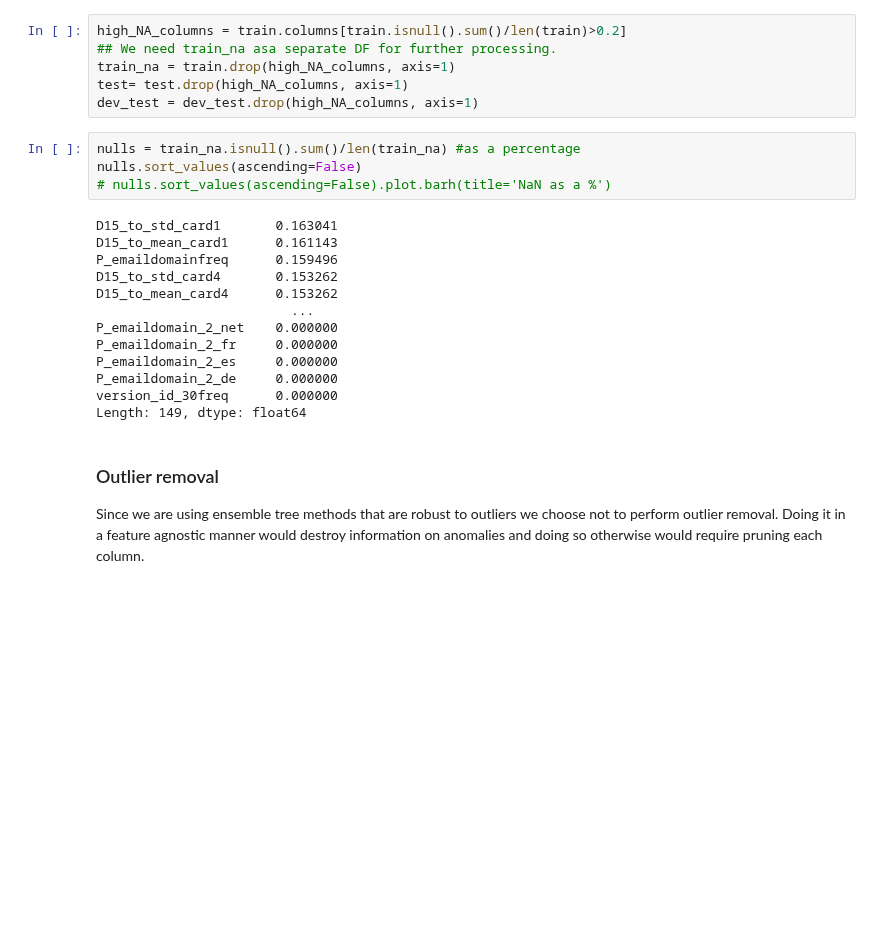
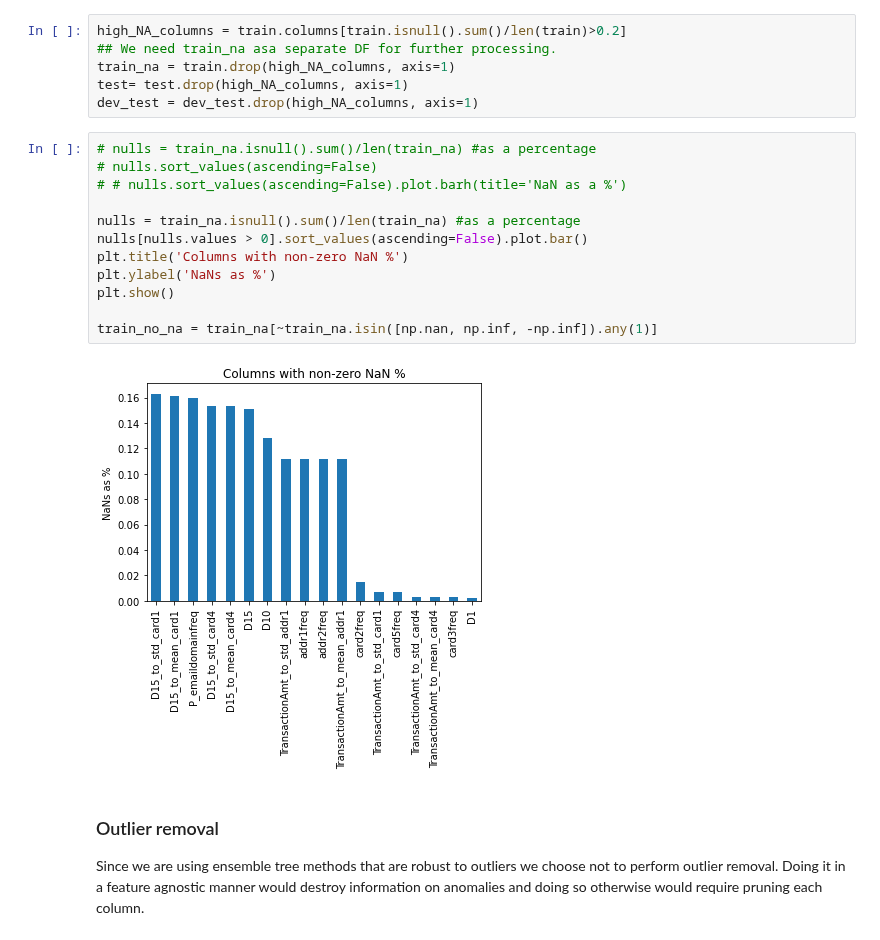
Before and after one commit to nishithewel/ID5059GroupProject, a Jupyter notebook: GroupBook.ipynb, the cells around one changed output. Cells and saved outputs as stored; diff of their text form; blank space fills up the shorter version.

```diff
--- a/GroupBook.ipynb
+++ b/GroupBook.ipynb
@@ -371,22 +375,19 @@ train_na = train.drop(high_NA_columns, axis=1)
 test= test.drop(high_NA_columns, axis=1)
 dev_test = dev_test.drop(high_NA_columns, axis=1)
 # %%
+# nulls = train_na.isnull().sum()/len(train_na) #as a percentage
+# nulls.sort_values(ascending=False)
+# # nulls.sort_values(ascending=False).plot.barh(title='NaN as a %')
+
 nulls = train_na.isnull().sum()/len(train_na) #as a percentage
-nulls.sort_values(ascending=False)
-# nulls.sort_values(ascending=False).plot.barh(title='NaN as a %')
+nulls[nulls.values > 0].sort_values(ascending=False).plot.bar()
+plt.title('Columns with non-zero NaN %')
+plt.ylabel('NaNs as %')
+plt.show()
+
+train_no_na = train_na[~train_na.isin([np.nan, np.inf, -np.inf]).any(1)]
 # %% [output]
-D15_to_std_card1       0.163041
-D15_to_mean_card1      0.161143
-P_emaildomainfreq      0.159496
-D15_to_std_card4       0.153262
-D15_to_mean_card4      0.153262
-                         ...
-P_emaildomain_2_net    0.000000
-P_emaildomain_2_fr     0.000000
-P_emaildomain_2_es     0.000000
-P_emaildomain_2_de     0.000000
-version_id_30freq      0.000000
-Length: 149, dtype: float64
+[figure, added]
 # %% [markdown]
 ### Outlier removal
 
```
Also changed, not shown: parts of 73 cells of this notebook.
